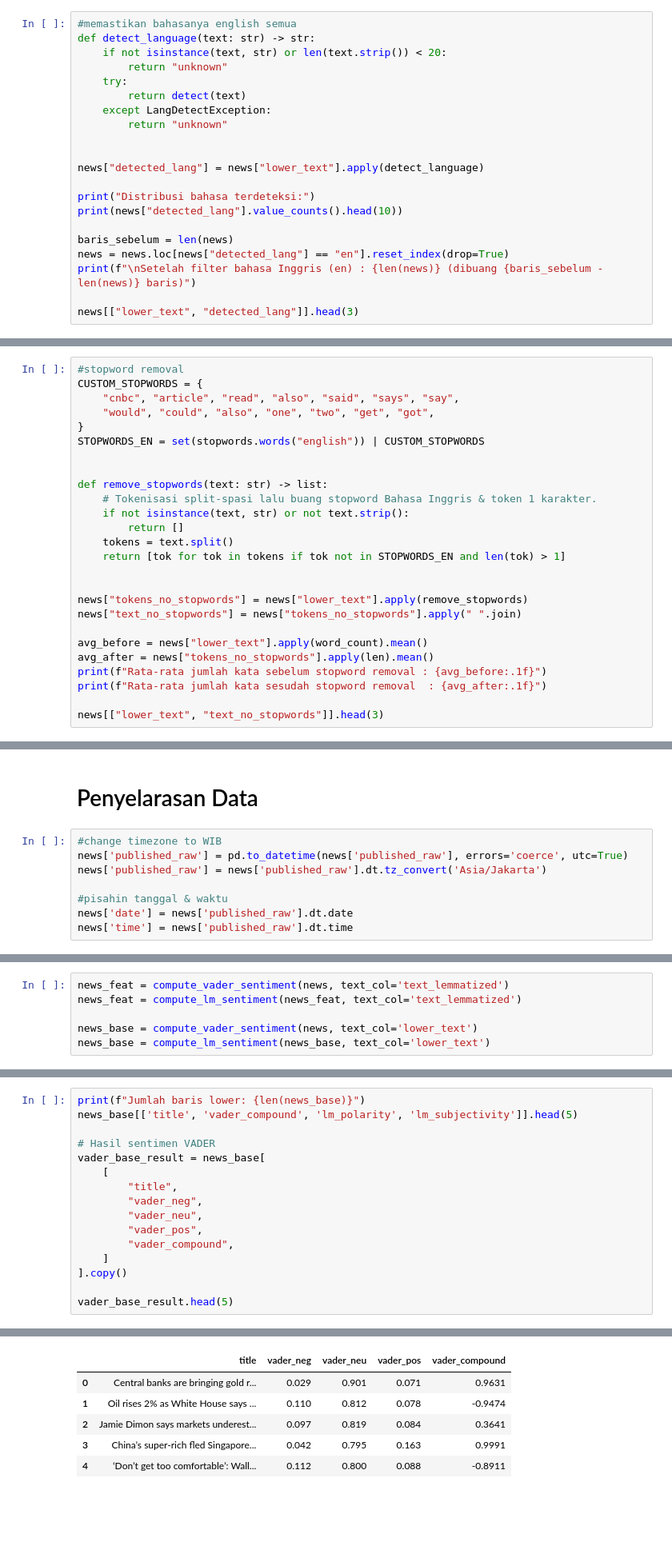
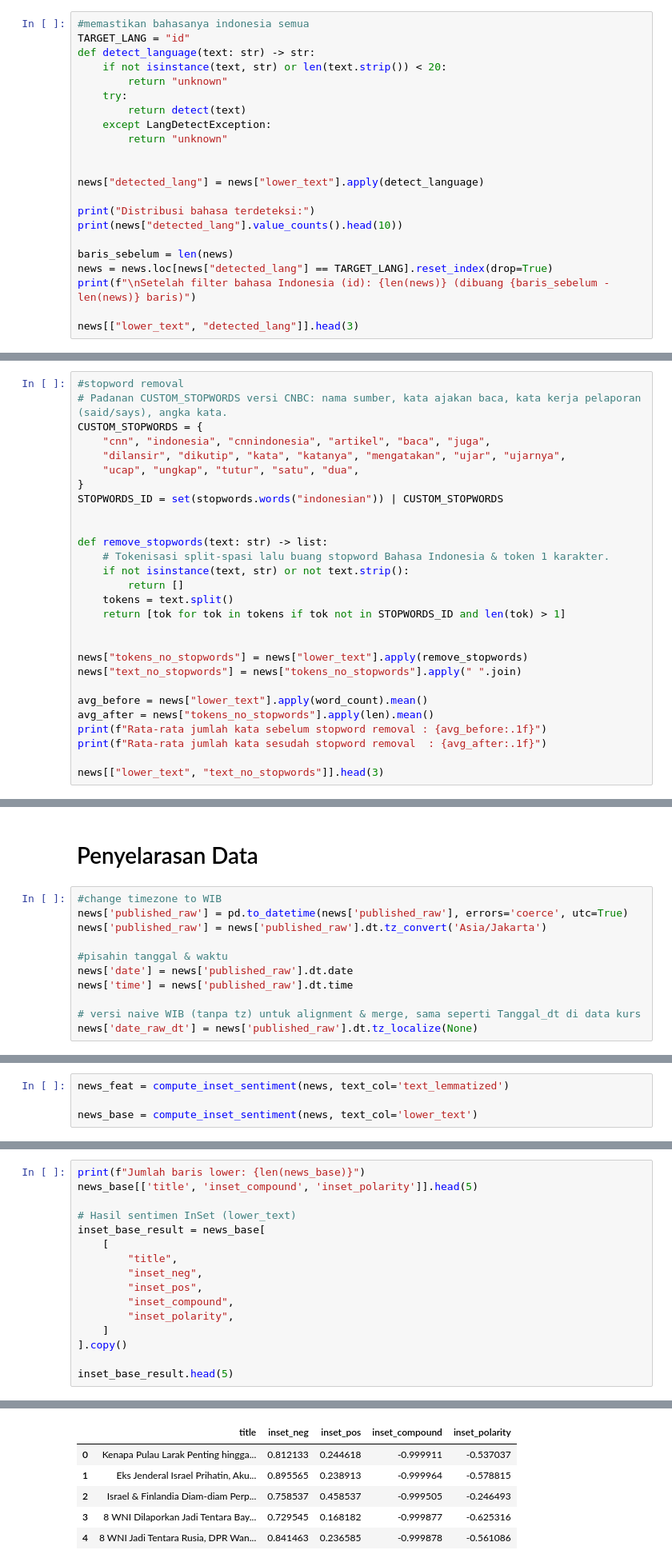
Before and after one commit to farsyaant/nlpproject-grestercinta, a Jupyter notebook: src/preprocessing.ipynb, the cells around one changed output, grey strips where cells are left out. Shown at 80% size. Drawn from its saved outputs; the diff is of its cells as text; blank space fills up the shorter version.

```diff
--- a/src/preprocessing.ipynb
+++ b/src/preprocessing.ipynb
@@ -385,5 +388,6 @@ news[["normalized_text", "lower_text"]].head(3)
 # %%
-#memastikan bahasanya english semua
+#memastikan bahasanya indonesia semua
+TARGET_LANG = "id"
 def detect_language(text: str) -> str:
     if not isinstance(text, str) or len(text.strip()) < 20:
         return "unknown"
@@ -399,8 +403,8 @@ print("Distribusi bahasa terdeteksi:")
 print(news["detected_lang"].value_counts().head(10))
 
 baris_sebelum = len(news)
-news = news.loc[news["detected_lang"] == "en"].reset_index(drop=True)
-print(f"\nSetelah filter bahasa Inggris (en) : {len(news)} (dibuang {baris_sebelum - len(news)} baris)")
+news = news.loc[news["detected_lang"] == TARGET_LANG].reset_index(drop=True)
+print(f"\nSetelah filter bahasa Indonesia (id): {len(news)} (dibuang {baris_sebelum - len(news)} baris)")
 
 news[["lower_text", "detected_lang"]].head(3)
 # %% [output]
@@ -486,19 +490,21 @@ Setelah dedup tanggal         : 1202
 # Preprocessing
 # %%
 #stopword removal
+# Padanan CUSTOM_STOPWORDS versi CNBC: nama sumber, kata ajakan baca, kata kerja pelaporan (said/says), angka kata.
 CUSTOM_STOPWORDS = {
-    "cnbc", "article", "read", "also", "said", "says", "say",
-    "would", "could", "also", "one", "two", "get", "got",
+    "cnn", "indonesia", "cnnindonesia", "artikel", "baca", "juga",
+    "dilansir", "dikutip", "kata", "katanya", "mengatakan", "ujar", "ujarnya",
+    "ucap", "ungkap", "tutur", "satu", "dua",
 }
-STOPWORDS_EN = set(stopwords.words("english")) | CUSTOM_STOPWORDS
+STOPWORDS_ID = set(stopwords.words("indonesian")) | CUSTOM_STOPWORDS
 
 
 def remove_stopwords(text: str) -> list:
-    # Tokenisasi split-spasi lalu buang stopword Bahasa Inggris & token 1 karakter.
+    # Tokenisasi split-spasi lalu buang stopword Bahasa Indonesia & token 1 karakter.
     if not isinstance(text, str) or not text.strip():
         return []
     tokens = text.split()
-    return [tok for tok in tokens if tok not in STOPWORDS_EN and len(tok) > 1]
+    return [tok for tok in tokens if tok not in STOPWORDS_ID and len(tok) > 1]
 
 
 news["tokens_no_stopwords"] = news["lower_text"].apply(remove_stopwords)
@@ -564,6 +564,9 @@ news['published_raw'] = news['published_raw'].dt.tz_convert('Asia/Jakarta')
 #pisahin tanggal & waktu
 news['date'] = news['published_raw'].dt.date
 news['time'] = news['published_raw'].dt.time
+
+# versi naive WIB (tanpa tz) untuk alignment & merge, sama seperti Tanggal_dt di data kurs
+news['date_raw_dt'] = news['published_raw'].dt.tz_localize(None)
 # %%
 #change timezone to WIB
 news['published_raw'] = pd.to_datetime(news['published_raw'], errors='coerce', utc=True)
@@ -836,8 +860,6 @@ def aggregate_daily_features(
 # %%
-news_feat = compute_vader_sentiment(news, text_col='text_lemmatized')
-news_feat = compute_lm_sentiment(news_feat, text_col='text_lemmatized')
+news_feat = compute_inset_sentiment(news, text_col='text_lemmatized')
 
-news_base = compute_vader_sentiment(news, text_col='lower_text')
-news_base = compute_lm_sentiment(news_base, text_col='lower_text')
+news_base = compute_inset_sentiment(news, text_col='lower_text')
 # %%
 print(f"Jumlah baris feat: {len(news_feat)}")
@@ -867,17 +889,17 @@ vader_feat_result.head(5)
 # %%
 print(f"Jumlah baris lower: {len(news_base)}")
-news_base[['title', 'vader_compound', 'lm_polarity', 'lm_subjectivity']].head(5)
+news_base[['title', 'inset_compound', 'inset_polarity']].head(5)
 
-# Hasil sentimen VADER
-vader_base_result = news_base[
+# Hasil sentimen InSet (lower_text)
+inset_base_result = news_base[
     [
         "title",
-        "vader_neg",
-        "vader_neu",
-        "vader_pos",
-        "vader_compound",
+        "inset_neg",
+        "inset_pos",
+        "inset_compound",
+        "inset_polarity",
     ]
 ].copy()
 
-vader_base_result.head(5)
+inset_base_result.head(5)
 # %% [output]
@@ -885,7 +907,7 @@ Jumlah baris lower: 4336
-|  | title | vader_neg | vader_neu | vader_pos | vader_compound |
-| 0 | Central banks are bringing gold r... | 0.029 | 0.901 | 0.071 | 0.9631 |
-| 1 | Oil rises 2% as White House says ... | 0.110 | 0.812 | 0.078 | -0.9474 |
-| 2 | Jamie Dimon says markets underest... | 0.097 | 0.819 | 0.084 | 0.3641 |
-| 3 | China’s super-rich fled Singapore... | 0.042 | 0.795 | 0.163 | 0.9991 |
-| 4 | ‘Don’t get too comfortable’: Wall... | 0.112 | 0.800 | 0.088 | -0.8911 |
+|  | title | inset_neg | inset_pos | inset_compound | inset_polarity |
+| 0 | Kenapa Pulau Larak Penting hingga... | 0.812133 | 0.244618 | -0.999911 | -0.537037 |
+| 1 | Eks Jenderal Israel Prihatin, Aku... | 0.895565 | 0.238913 | -0.999964 | -0.578815 |
+| 2 | Israel & Finlandia Diam-diam Perp... | 0.758537 | 0.458537 | -0.999505 | -0.246493 |
+| 3 | 8 WNI Dilaporkan Jadi Tentara Bay... | 0.729545 | 0.168182 | -0.999877 | -0.625316 |
+| 4 | 8 WNI Jadi Tentara Rusia, DPR Wan... | 0.841463 | 0.236585 | -0.999878 | -0.561086 |
 # %%
```
Also changed, not shown: parts of 39 cells of this notebook, 19 other files.
